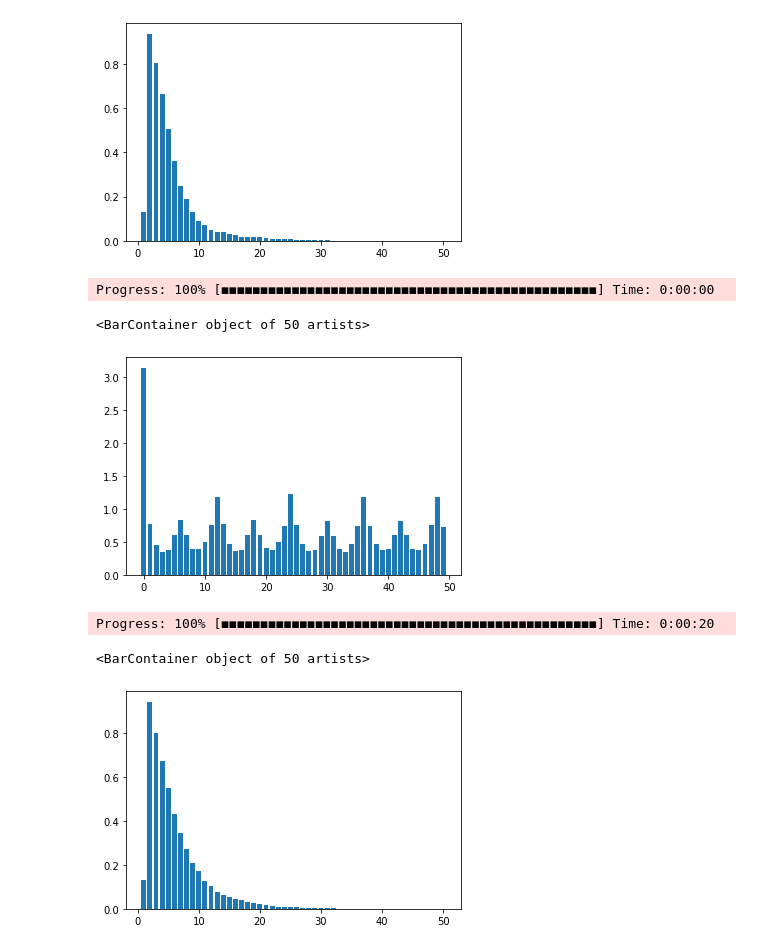
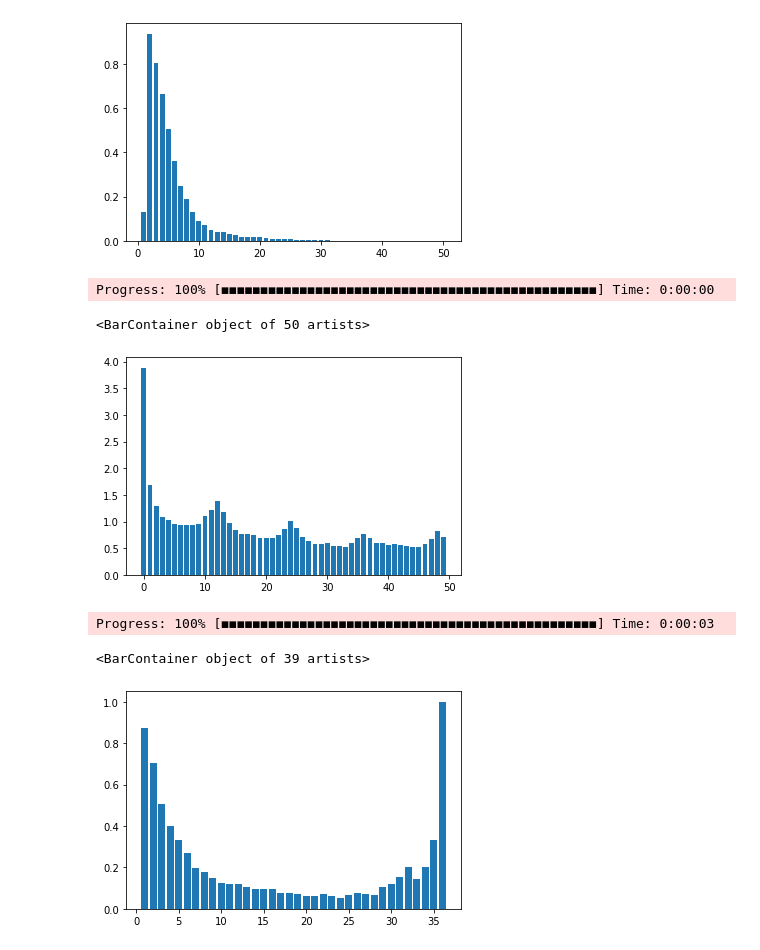
Before and after one commit to cycle13/end2endai, a Jupyter notebook: complex_networks/estimate_m_tau.ipynb, the cells around one changed output. Drawn from its saved outputs; the diff is of its cells as text; code cells hidden in the pictures.

Commit message:
corrected the notebook for ismr

```diff
--- a/complex_networks/estimate_m_tau.ipynb
+++ b/complex_networks/estimate_m_tau.ipynb
@@ -104,0 +101,6 @@ Progress: 100% [◼◼◼◼◼◼◼◼◼◼◼◼◼◼◼◼◼◼◼◼◼
+# %%
+ao_clim = np.mean(ao[-36:-6,:],axis=0)
+ao_std = np.std(ao[-36:-6,:],axis=0)
+for i in range(12):
+    ao[i::12] = (ao[i::12]-ao_clim[i])/(ao_std[i])
+mi, lags = mi(ao.flatten(), maxlag=50)
@@ -152,21 +156,25 @@ plt.bar(dims, fnn) # m = 26
 # %% [output]
 <BarContainer object of 50 artists>
 [figure]
-# %%
-mi, lags = mi(ismr.flatten(), maxlag=50)
-# %% [output]
-Progress: 100% [◼◼◼◼◼◼◼◼◼◼◼◼◼◼◼◼◼◼◼◼◼◼◼◼◼◼◼◼◼◼◼◼◼◼◼◼◼◼◼◼◼◼◼◼◼◼◼◼] Time: 0:00:00
+# %%
+ismr_clim = np.mean(ismr[-36:-6,:],axis=0)
+ismr_std = np.std(ismr[-36:-6,:],axis=0)
+for i in range(12):
+    ismr[i::12] = (ismr[i::12]-ismr_clim[i])/(ismr_std[i])
+mi, lags = mi(ismr.flatten(), maxlag=50)
+# %% [output]
+Progress: 100% [◼◼◼◼◼◼◼◼◼◼◼◼◼◼◼◼◼◼◼◼◼◼◼◼◼◼◼◼◼◼◼◼◼◼◼◼◼◼◼◼◼◼◼◼◼◼◼◼] Time: 0:00:00
 # %%
-plt.bar(lags, mi) # tau = 3
+plt.bar(lags, mi) # tau = 44
 # %% [output]
 <BarContainer object of 50 artists>
-[figure, old version]
+[figure, new version]
 # %%
-fnn, dims = fnn(amo.flatten(), tau=3, maxdim=50)
+fnn, dims = fnn(ismr.flatten(), tau=44, maxdim=50)
 # %% [output]
-Progress: 100% [◼◼◼◼◼◼◼◼◼◼◼◼◼◼◼◼◼◼◼◼◼◼◼◼◼◼◼◼◼◼◼◼◼◼◼◼◼◼◼◼◼◼◼◼◼◼◼◼] Time: 0:00:20
+Progress: 100% [◼◼◼◼◼◼◼◼◼◼◼◼◼◼◼◼◼◼◼◼◼◼◼◼◼◼◼◼◼◼◼◼◼◼◼◼◼◼◼◼◼◼◼◼◼◼◼◼] Time: 0:00:03
 # %%
-plt.bar(dims, fnn) # m = 27
+plt.bar(dims[:39], fnn[:39]) # m = 24
 # %% [output]
-<BarContainer object of 50 artists>
+<BarContainer object of 39 artists>
-[figure, old version]
+[figure, new version]
```
Also changed, not shown: parts of 4 cells of this notebook.
